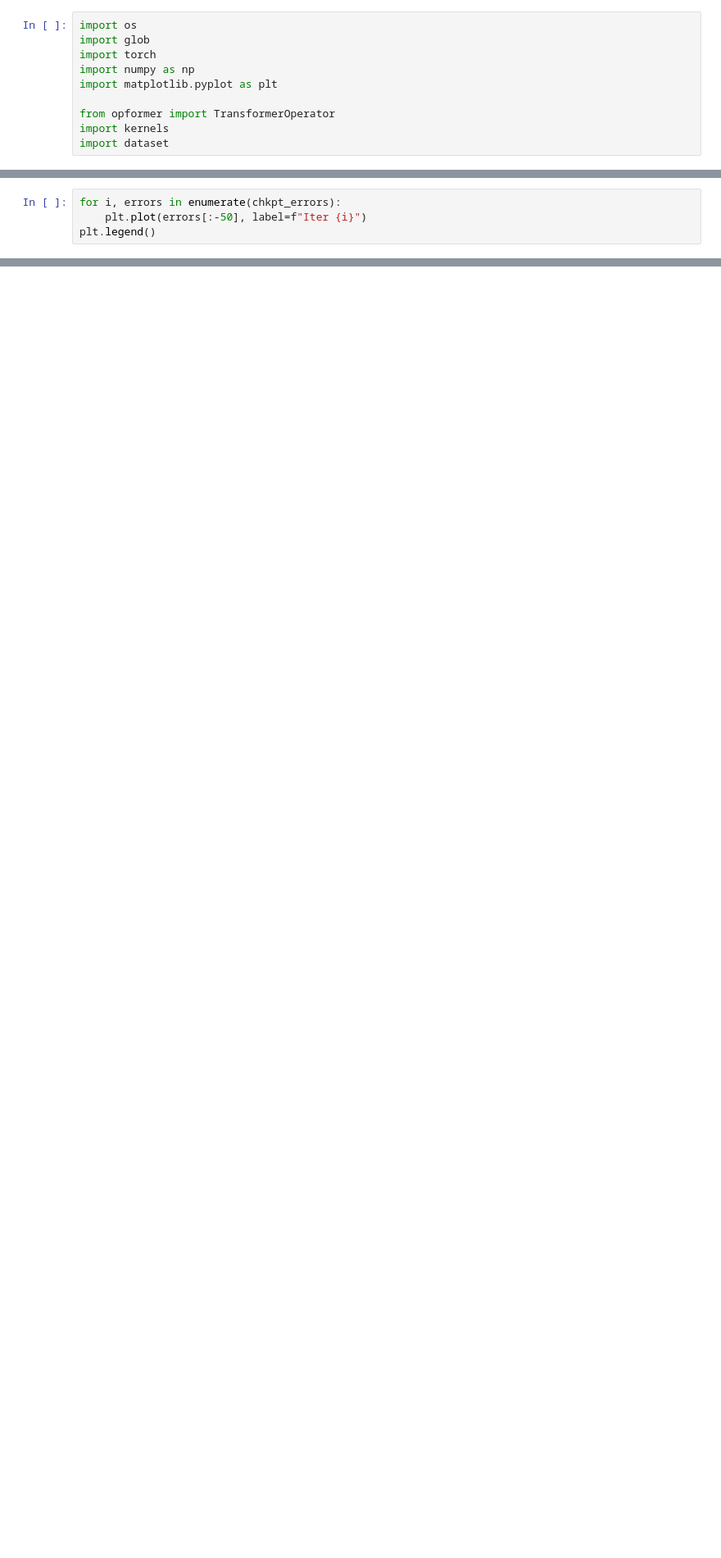
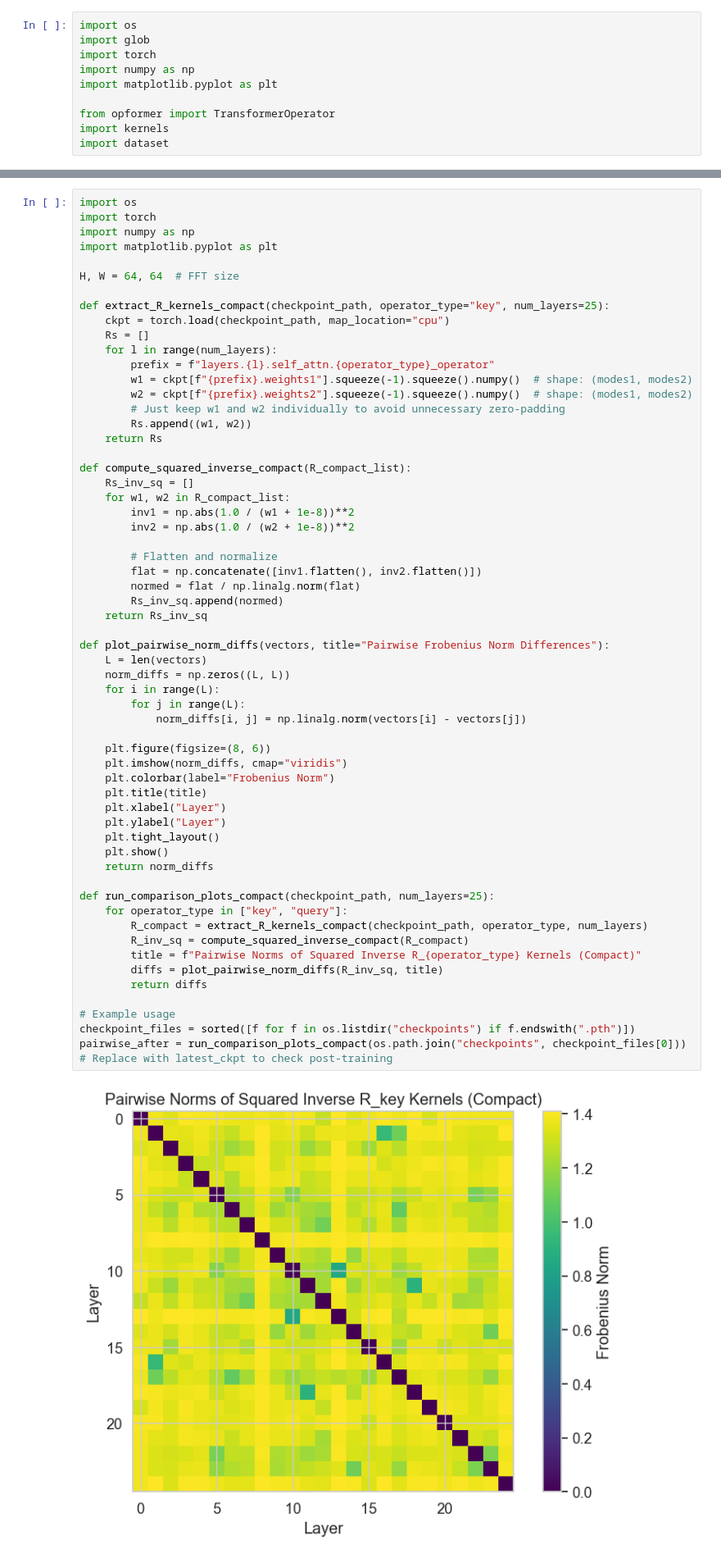
Before and after one commit to yashpatel5400/opicl, a Jupyter notebook: analysis.ipynb, the cells around one changed output, grey strips where cells are left out. Shown at 82% size. Drawn from its saved outputs; the diff is of its cells as text; blank space fills up the shorter version.

```diff
--- a/analysis.ipynb
+++ b/analysis.ipynb
@@ -162,4 +10,0 @@ for i in range(28 // 2 + 1):
-# %%
-for i, errors in enumerate(chkpt_errors):
-    plt.plot(errors[:-50], label=f"Iter {i}")
-plt.legend()
@@ -212,0 +95,61 @@ plt.imshow(np.abs(full_R))
+# %%
+import os
+import torch
+import numpy as np
+import matplotlib.pyplot as plt
+
+H, W = 64, 64  # FFT size
+
+def extract_R_kernels_compact(checkpoint_path, operator_type="key", num_layers=25):
+    ckpt = torch.load(checkpoint_path, map_location="cpu")
+    Rs = []
+    for l in range(num_layers):
+        prefix = f"layers.{l}.self_attn.{operator_type}_operator"
+        w1 = ckpt[f"{prefix}.weights1"].squeeze(-1).squeeze().numpy()  # shape: (modes1, modes2)
+        w2 = ckpt[f"{prefix}.weights2"].squeeze(-1).squeeze().numpy()  # shape: (modes1, modes2)
+        # Just keep w1 and w2 individually to avoid unnecessary zero-padding
+        Rs.append((w1, w2))
+    return Rs
+
+def compute_squared_inverse_compact(R_compact_list):
+    Rs_inv_sq = []
+    for w1, w2 in R_compact_list:
+        inv1 = np.abs(1.0 / (w1 + 1e-8))**2
+        inv2 = np.abs(1.0 / (w2 + 1e-8))**2
+
+        # Flatten and normalize
+        flat = np.concatenate([inv1.flatten(), inv2.flatten()])
+        normed = flat / np.linalg.norm(flat)
+        Rs_inv_sq.append(normed)
+    return Rs_inv_sq
+
+def plot_pairwise_norm_diffs(vectors, title="Pairwise Frobenius Norm Differences"):
+    L = len(vectors)
+    norm_diffs = np.zeros((L, L))
+    for i in range(L):
+        for j in range(L):
+            norm_diffs[i, j] = np.linalg.norm(vectors[i] - vectors[j])
+
+    plt.figure(figsize=(8, 6))
+    plt.imshow(norm_diffs, cmap="viridis")
+    plt.colorbar(label="Frobenius Norm")
+    plt.title(title)
+    plt.xlabel("Layer")
+    plt.ylabel("Layer")
+    plt.tight_layout()
+    plt.show()
+    return norm_diffs
+
+def run_comparison_plots_compact(checkpoint_path, num_layers=25):
+    for operator_type in ["key", "query"]:
+        R_compact = extract_R_kernels_compact(checkpoint_path, operator_type, num_layers)
+        R_inv_sq = compute_squared_inverse_compact(R_compact)
+        title = f"Pairwise Norms of Squared Inverse R_{operator_type} Kernels (Compact)"
+        diffs = plot_pairwise_norm_diffs(R_inv_sq, title)
+        return diffs
+
+# Example usage
+checkpoint_files = sorted([f for f in os.listdir("checkpoints") if f.endswith(".pth")])
+pairwise_after = run_comparison_plots_compact(os.path.join("checkpoints", checkpoint_files[0]))  # Replace with latest_ckpt to check post-training
+# %% [output]
+[figure, added]
```
Also changed, not shown: parts of 37 cells of this notebook, 2 other files.
